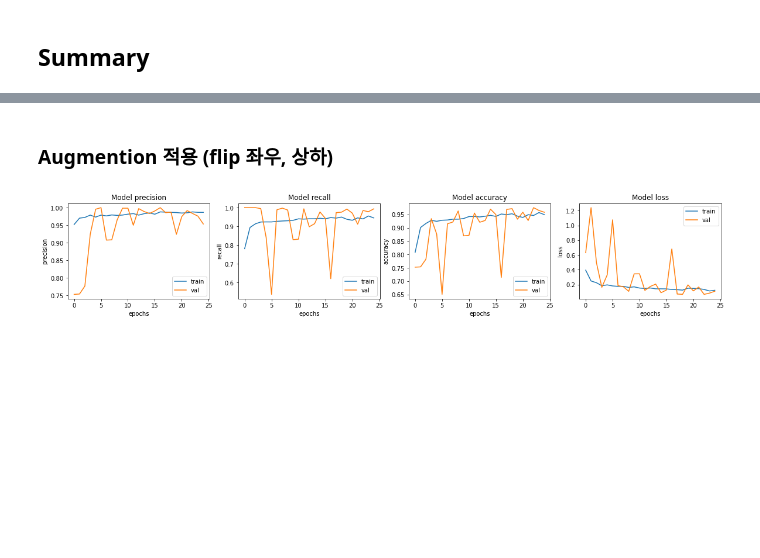
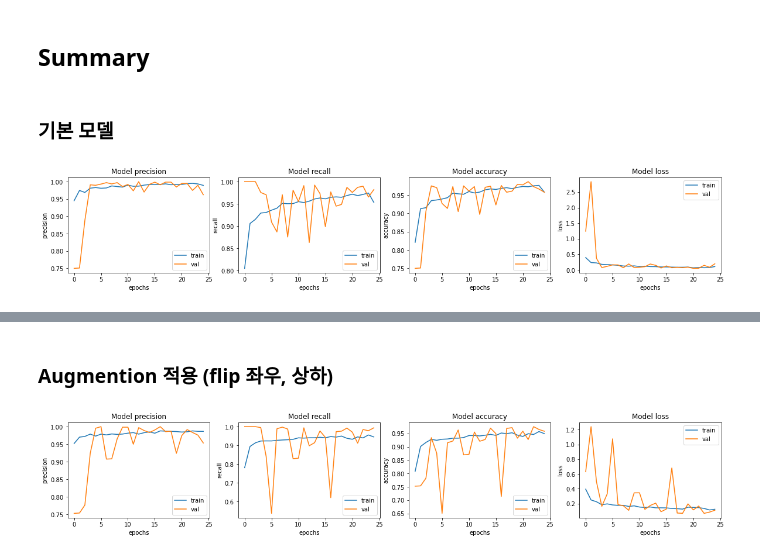
Before and after one commit to PEBpung/Aiffel, a Jupyter notebook: Project/Exploration/E22_Pneumonia_Classification.ipynb, the cells around one changed output, grey strips where cells are left out. Cells and saved outputs as stored; diff of their text form; code cells hidden in the pictures; blank space fills up the shorter version.

```diff
--- a/Project/Exploration/E22_Pneumonia_Classification.ipynb
+++ b/Project/Exploration/E22_Pneumonia_Classification.ipynb
@@ -186,0 +95,4 @@ def build_model():
+# %%
+img_width, img_height = 150, 150
+epochs = 20
+batch_size = 16
@@ -191,8 +158,6 @@ weight_for_1 = (1 / COUNT_PNEUMONIA)*(TRAIN_IMG_COUNT)/2.0
 class_weight = {0: weight_for_0, 1: weight_for_1}
 # %%
 with tf.device('/GPU:0'):
-    model = build_model()
-
     METRICS = [
         'accuracy',
         tf.keras.metrics.Precision(name='precision'),
@@ -200,17 +165,7 @@ with tf.device('/GPU:0'):
     ]
 
     model.compile(
-        optimizer='adam',
+        optimizer='rmsprop',
         loss='binary_crossentropy',
         metrics=METRICS
     )
-# %%
-with tf.device('/GPU:0'):
-    history = model.fit(
-        train_ds,
-        steps_per_epoch=TRAIN_IMG_COUNT // BATCH_SIZE,
-        epochs=EPOCHS,
-        validation_data=val_ds,
-        validation_steps=VAL_IMG_COUNT // BATCH_SIZE,
-        class_weight=class_weight,
-    )
@@ -228,0 +172,8 @@ Epoch 6/25
+# %%
+history = model.fit(
+        train_generator,
+        steps_per_epoch=nb_train_samples // batch_size,
+        epochs=epochs,
+        validation_data=validation_generator,
+        validation_steps=nb_validation_samples // batch_size,
+        class_weight=class_weight,)
@@ -229,2 +198,17 @@ Epoch 6/25
 # %% [markdown]
 ## Summary
+# %% [markdown]
+### 기본 모델
+# %%
+fig, ax = plt.subplots(1, 4, figsize=(20, 3))
+ax = ax.ravel()
+
+for i, met in enumerate(['precision', 'recall', 'accuracy', 'loss']):
+    ax[i].plot(history.history[met])
+    ax[i].plot(history.history['val_' + met])
+    ax[i].set_title('Model {}'.format(met))
+    ax[i].set_xlabel('epochs')
+    ax[i].set_ylabel(met)
+    ax[i].legend(['train', 'val'])
+# %% [output]
+[figure, added]
```
Also changed, not shown: parts of 35 cells of this notebook.
